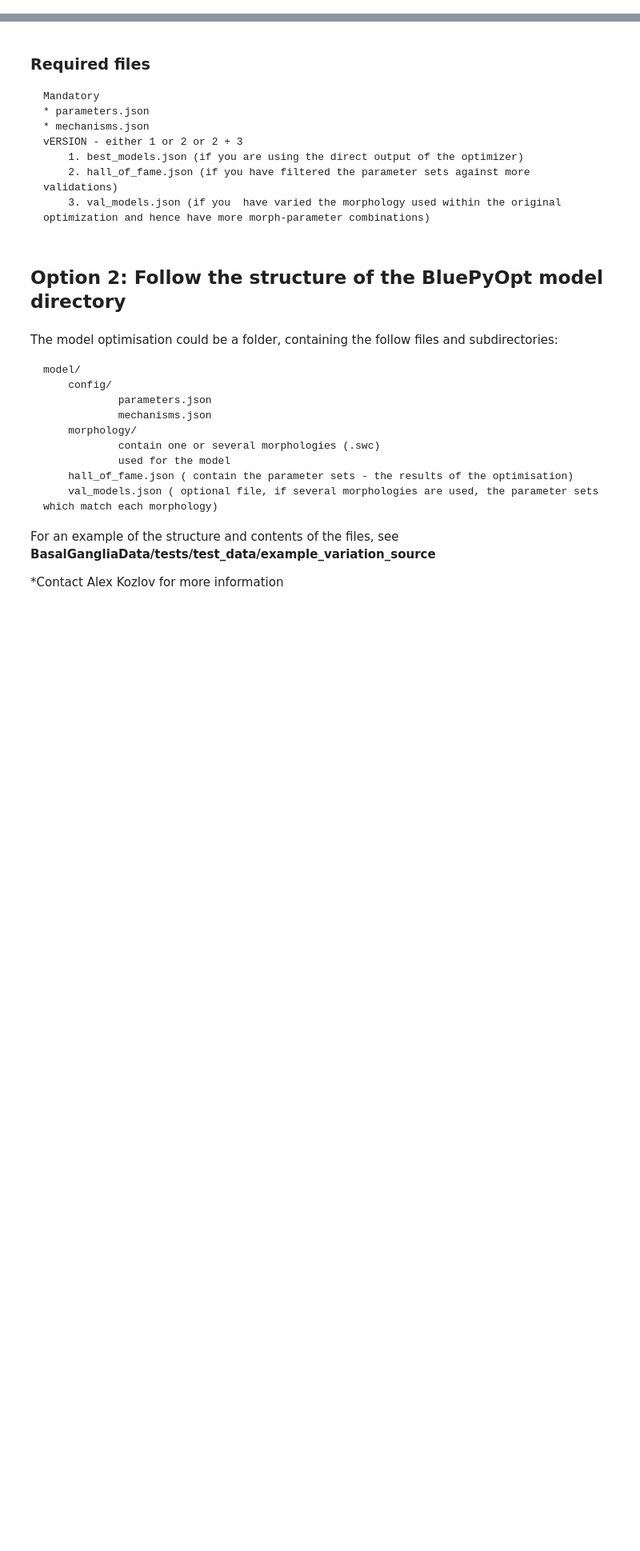
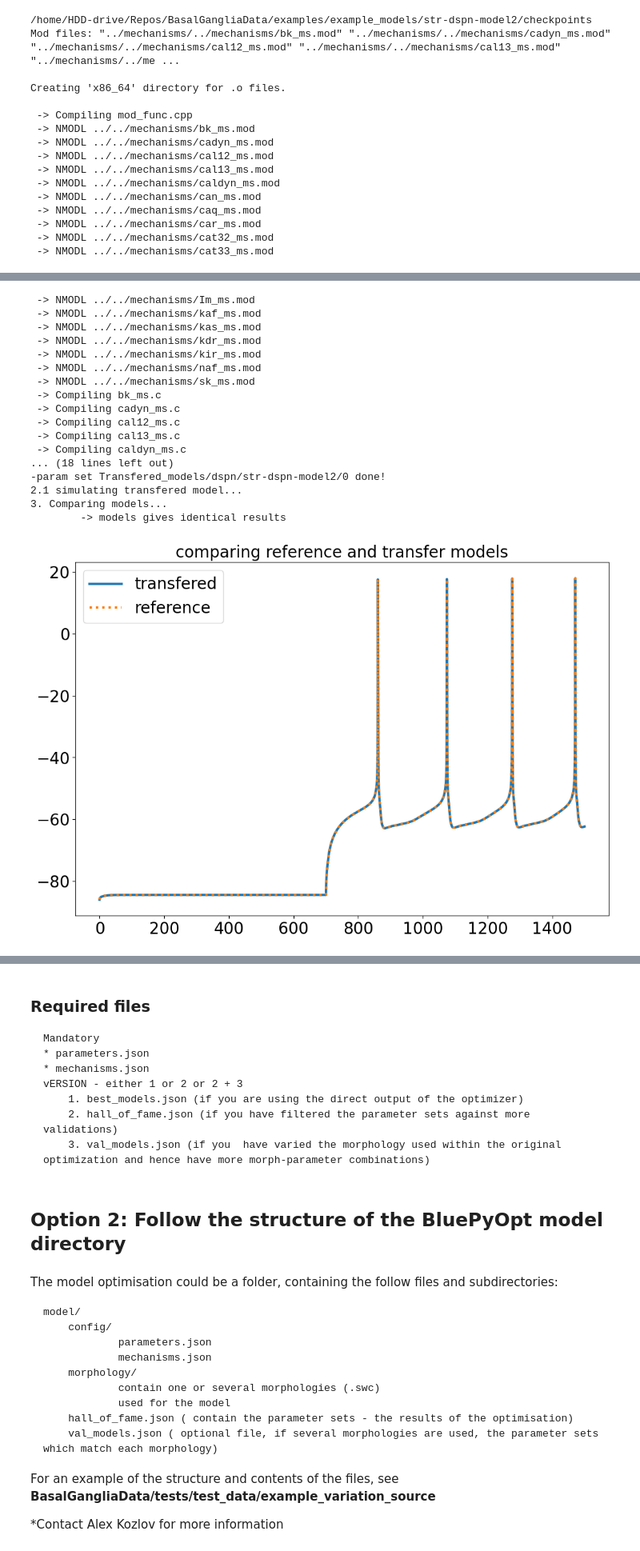
Before and after one commit to Hjorthmedh/BasalGangliaData, a Jupyter notebook: examples/transfer_models_from_bluepyopt.ipynb, the cells around one changed output, grey strips where cells are left out. Shown: that part at 80% size. Drawn from its saved outputs; the diff is of its cells as text; code cells hidden in the pictures; blank space fills up the shorter version.

Commit message:
the example notebook is updated with simulation of the two model versions etc...

```diff
--- a/examples/transfer_models_from_bluepyopt.ipynb
+++ b/examples/transfer_models_from_bluepyopt.ipynb
@@ -85,0 +119,33 @@ Morphology file transfer complete
+# %%
+reference_model = 'example_models/str-dspn-model2/'
+transfered_model = 'Transfered_models/dspn/str-dspn-model2/'
+model_id = 0
+
+t,v = sim.simulate_org_model(   reference_model,
+                                model_id,
+                                print_psection=False,
+                                return_tv=True)
+
+sim.simulate_transfered_model(  reference_model,
+                                transfered_model,
+                                model_id,
+                                upgrade_params=True,
+                                print_psection=False,
+                                ref_tv=[t,v])
+# %% [output]
+/home/HDD-drive/Repos/BasalGangliaData/examples/example_models/str-dspn-model2/checkpoints
+Mod files: "../mechanisms/../mechanisms/bk_ms.mod" "../mechanisms/../mechanisms/cadyn_ms.mod" "../mechanisms/../mechanisms/cal12_ms.mod" "../mechanisms/../mechanisms/cal13_ms.mod" "../mechanisms/../me ...
+
+Creating 'x86_64' directory for .o files.
+
+ -> Compiling mod_func.cpp
+ -> NMODL ../../mechanisms/bk_ms.mod
+ -> NMODL ../../mechanisms/cadyn_ms.mod
+ -> NMODL ../../mechanisms/cal12_ms.mod
+ -> NMODL ../../mechanisms/cal13_ms.mod
+ -> NMODL ../../mechanisms/caldyn_ms.mod
+ -> NMODL ../../mechanisms/can_ms.mod
+ -> NMODL ../../mechanisms/caq_ms.mod
+ -> NMODL ../../mechanisms/car_ms.mod
+ -> NMODL ../../mechanisms/cat32_ms.mod
+ -> NMODL ../../mechanisms/cat33_ms.mod
@@ -86 +169,19 @@ Morphology file transfer complete
+ -> NMODL ../../mechanisms/Im_ms.mod
+ -> NMODL ../../mechanisms/kaf_ms.mod
+ -> NMODL ../../mechanisms/kas_ms.mod
+ -> NMODL ../../mechanisms/kdr_ms.mod
+ -> NMODL ../../mechanisms/kir_ms.mod
+ -> NMODL ../../mechanisms/naf_ms.mod
+ -> NMODL ../../mechanisms/sk_ms.mod
+ -> Compiling bk_ms.c
+ -> Compiling cadyn_ms.c
+ -> Compiling cal12_ms.c
+ -> Compiling cal13_ms.c
+ -> Compiling caldyn_ms.c
+... (18 lines left out)
+-param set Transfered_models/dspn/str-dspn-model2/0 done!
+2.1 simulating transfered model...
+3. Comparing models...
+        -> models gives identical results
+[figure, added]
 # %% [markdown]
```
Also changed, not shown: parts of 9 cells of this notebook, 17 other files.
